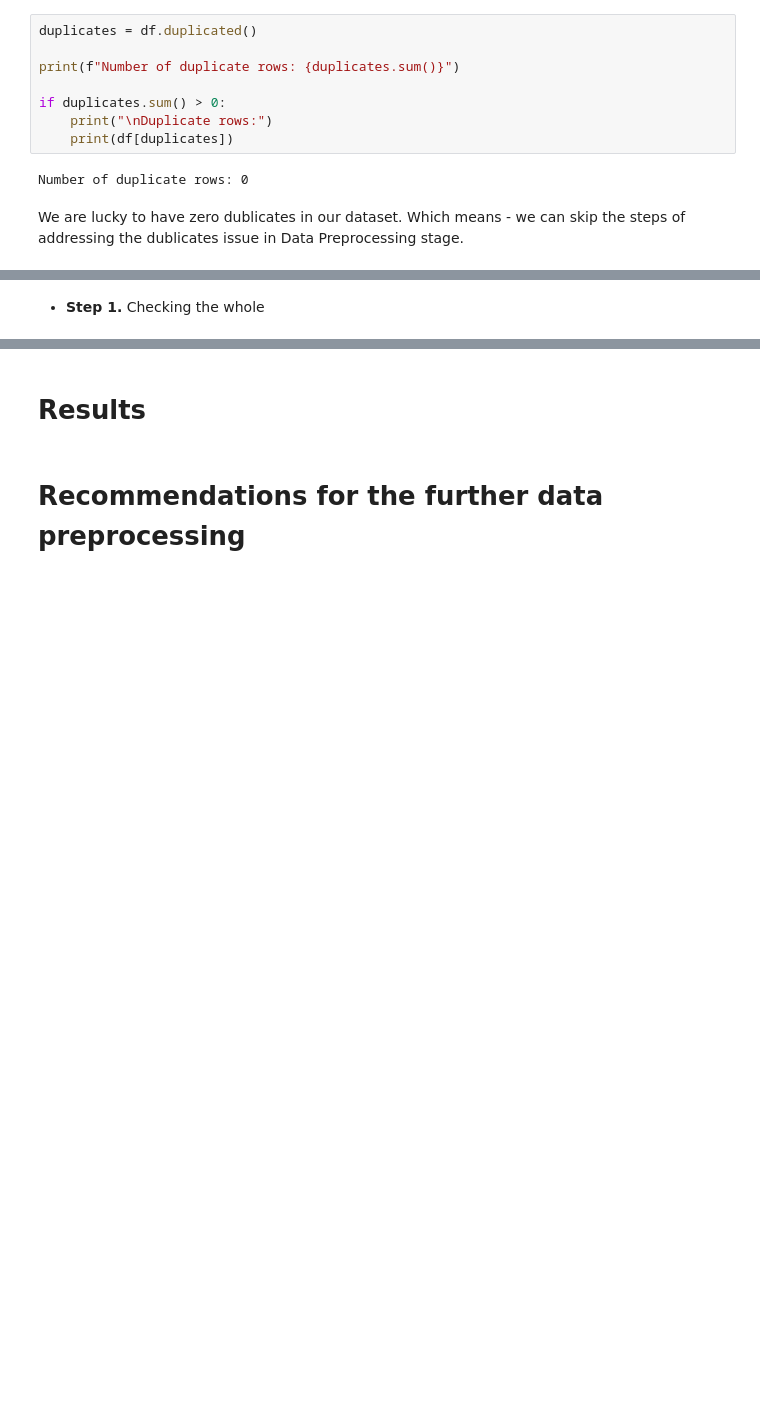
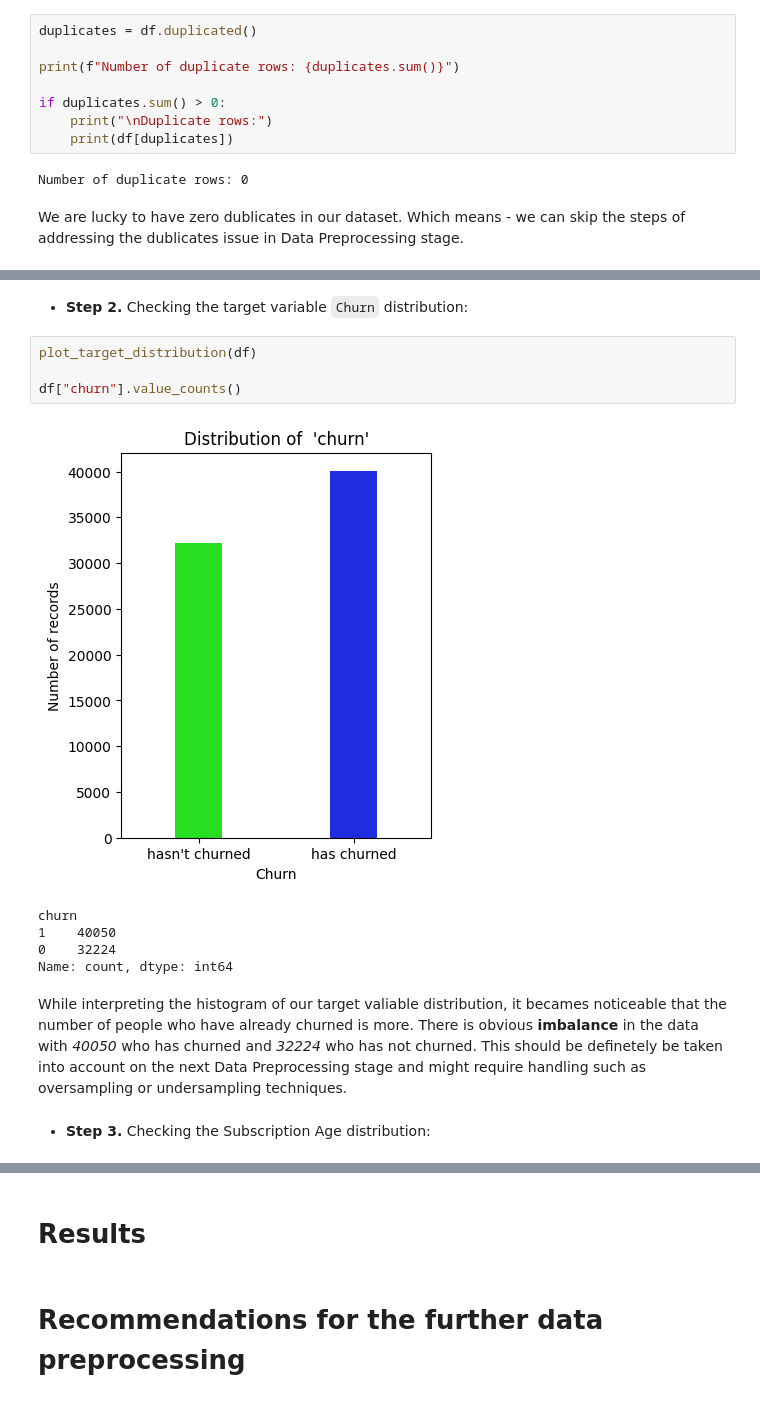
Before and after one commit to jamleston/telecom-project, a Jupyter notebook: analysis_yuli.ipynb, the cells around one changed output, grey strips where cells are left out. Saved outputs shown, nothing was run; the diff lists cells and outputs as text; blank space fills up the shorter version.

```diff
--- a/analysis_yuli.ipynb
+++ b/analysis_yuli.ipynb
@@ -293,2 +320,16 @@ check_outliers(df, df.columns)
+# %% [markdown]
+- **Step 2.** Checking the target variable `Churn` distribution:
+# %%
+plot_target_distribution(df)
+
+df["churn"].value_counts()
+# %% [output]
+[figure, added]
+churn
+1    40050
+0    32224
+Name: count, dtype: int64
+# %% [markdown]
+While interpreting the histogram of our target valiable distribution, it becames noticeable that the number of people who have already churned is more. There is obvious **imbalance** in the data with *40050* who has churned and *32224* who has not churned. This should be definetely be taken into account on the next Data Preprocessing stage and might require handling such as oversampling or undersampling techniques.
 # %% [markdown]
-- **Step 1.** Checking the whole
+- **Step 3.** Checking the Subscription Age distribution:
```
Also changed, not shown: parts of 18 cells of this notebook.
